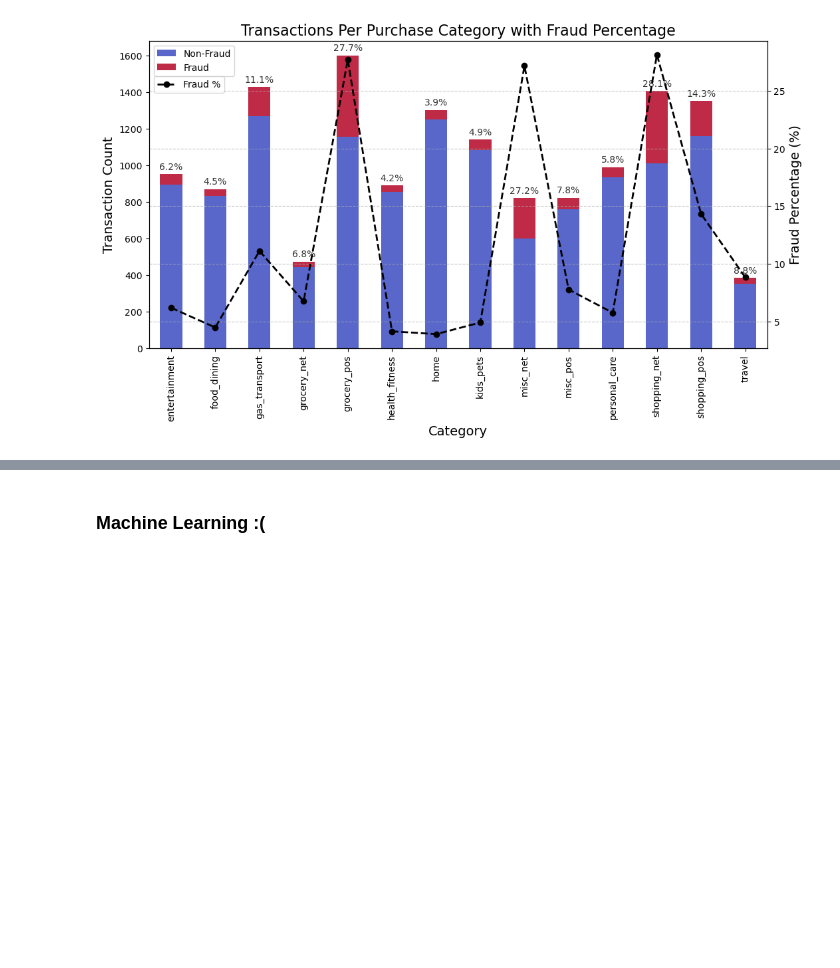
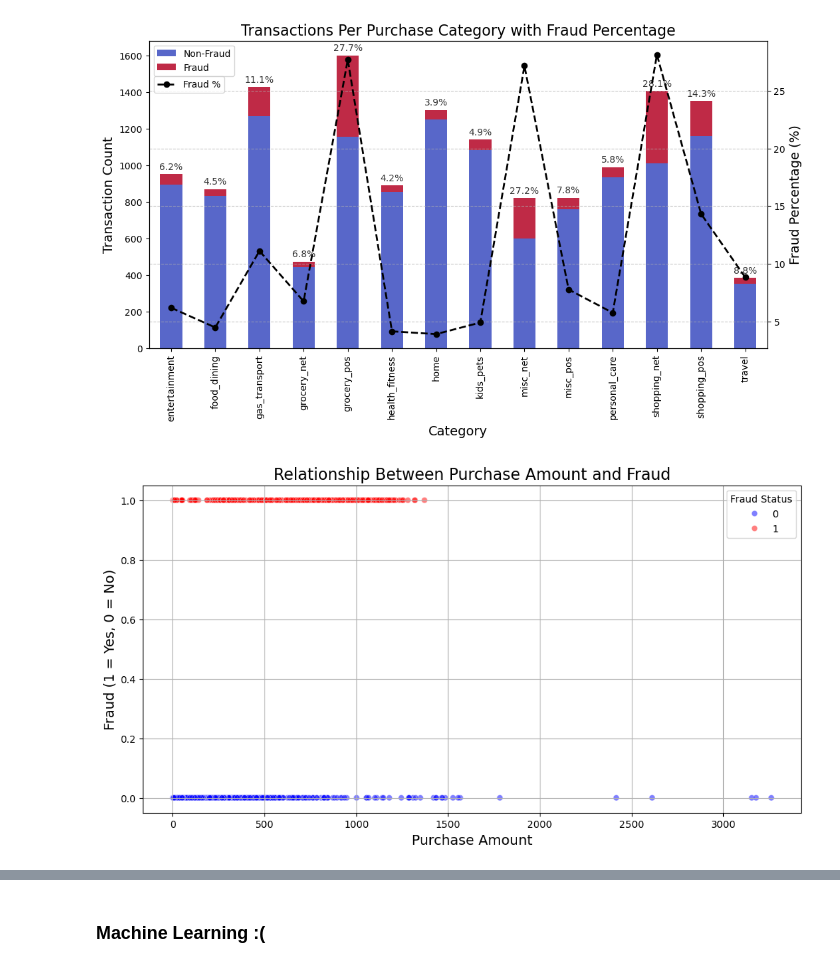
Before and after one commit to maddiegross7/325-Final-Project, a Jupyter notebook: Final_Project_RegularlyScheduledProgramming.ipynb, the cells around one changed output, grey strips where cells are left out. Cells and saved outputs as stored; diff of their text form; code cells hidden in the pictures; blank space fills up the shorter version.

Commit message:
okay so I made some stuff for the purchase amt but I am not sure if I like any of them

```diff
--- a/Final_Project_RegularlyScheduledProgramming.ipynb
+++ b/Final_Project_RegularlyScheduledProgramming.ipynb
@@ -272,3 +272,18 @@ plt.grid(axis="y", linestyle="--", alpha=0.7)
 plt.show()
 # %% [output]
 [figure]
+# %%
+plt.figure(figsize=(12, 6))
+
+# Create a scatter plot with fraud transactions in red and non-fraud in blue
+sns.scatterplot(data=df_time, x="amt", y="is_fraud", alpha=0.5, hue="is_fraud", palette={0: "blue", 1: "red"})
+
+plt.xlabel("Purchase Amount", fontsize=14)
+plt.ylabel("Fraud (1 = Yes, 0 = No)", fontsize=14)
+plt.title("Relationship Between Purchase Amount and Fraud", fontsize=16)
+plt.legend(title="Fraud Status")
+plt.grid(True)
+
+plt.show()
+# %% [output]
+[figure, added]
```
Also changed, not shown: parts of 2 cells of this notebook.
